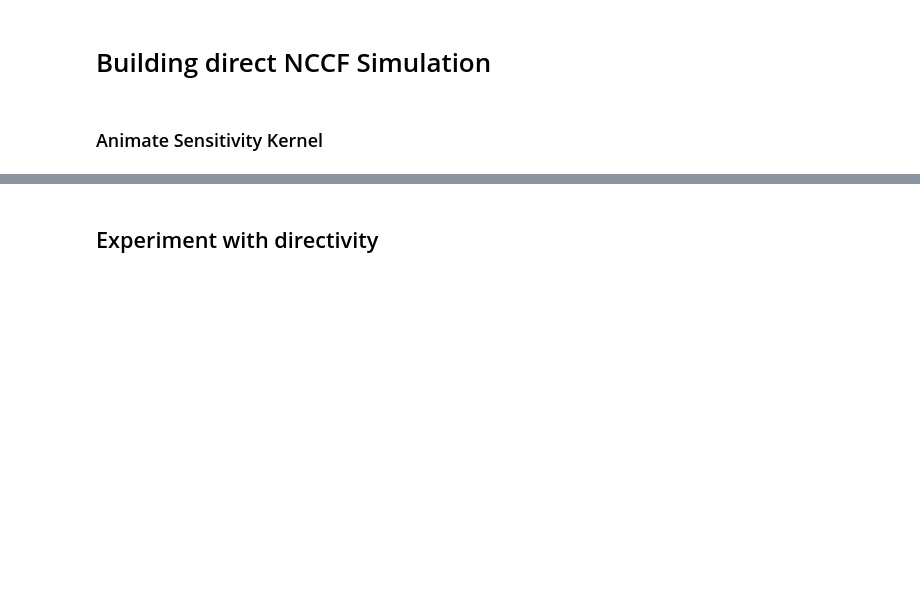
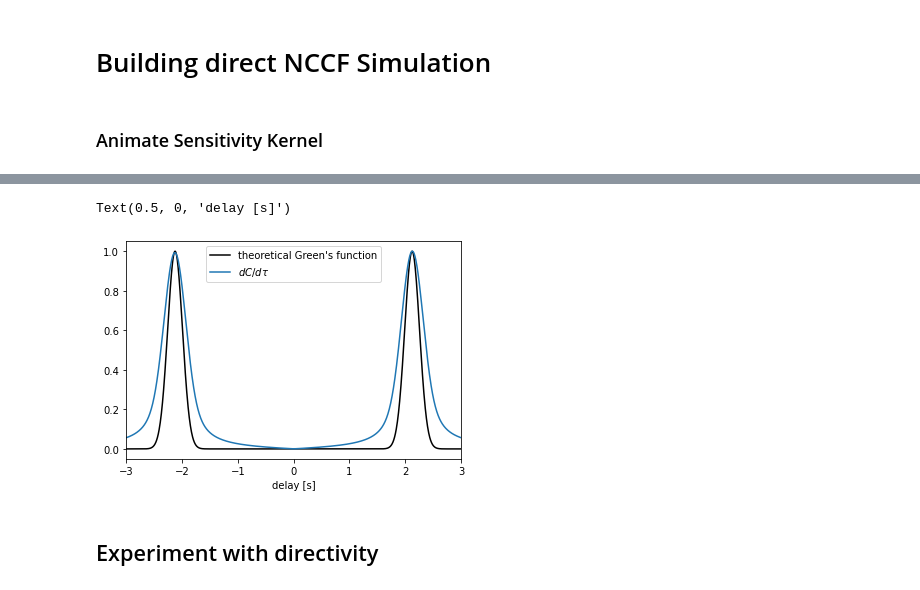
Before and after one commit to John-Ragland/NI_simulation, a Jupyter notebook: scripts/building_directNCCF.ipynb, the cells around one changed output, grey strips where cells are left out. Saved outputs shown, nothing was run; the diff lists cells and outputs as text; code cells hidden in the pictures; blank space fills up the shorter version.

```diff
--- a/scripts/building_directNCCF.ipynb
+++ b/scripts/building_directNCCF.ipynb
@@ -30,3 +87,12 @@ for k, tau in enumerate(tqdm(taus)):
+# %%
+plt.plot(env.tau, TDGF1/np.max(TDGF1), 'k', label='theoretical Green\'s function')
+plt.plot(env.tau, dC/np.max(dC), 'C0', label = '$dC/d\\tau$')
+plt.xlim([-3,3])
+plt.legend()
+plt.xlabel('delay [s]')
+# %% [output]
+Text(0.5, 0, 'delay [s]')
+[figure, added]
 # %% [markdown]
 ## Experiment with directivity
 # %%
```
Also changed, not shown: parts of 12 cells of this notebook, 1 other file.
